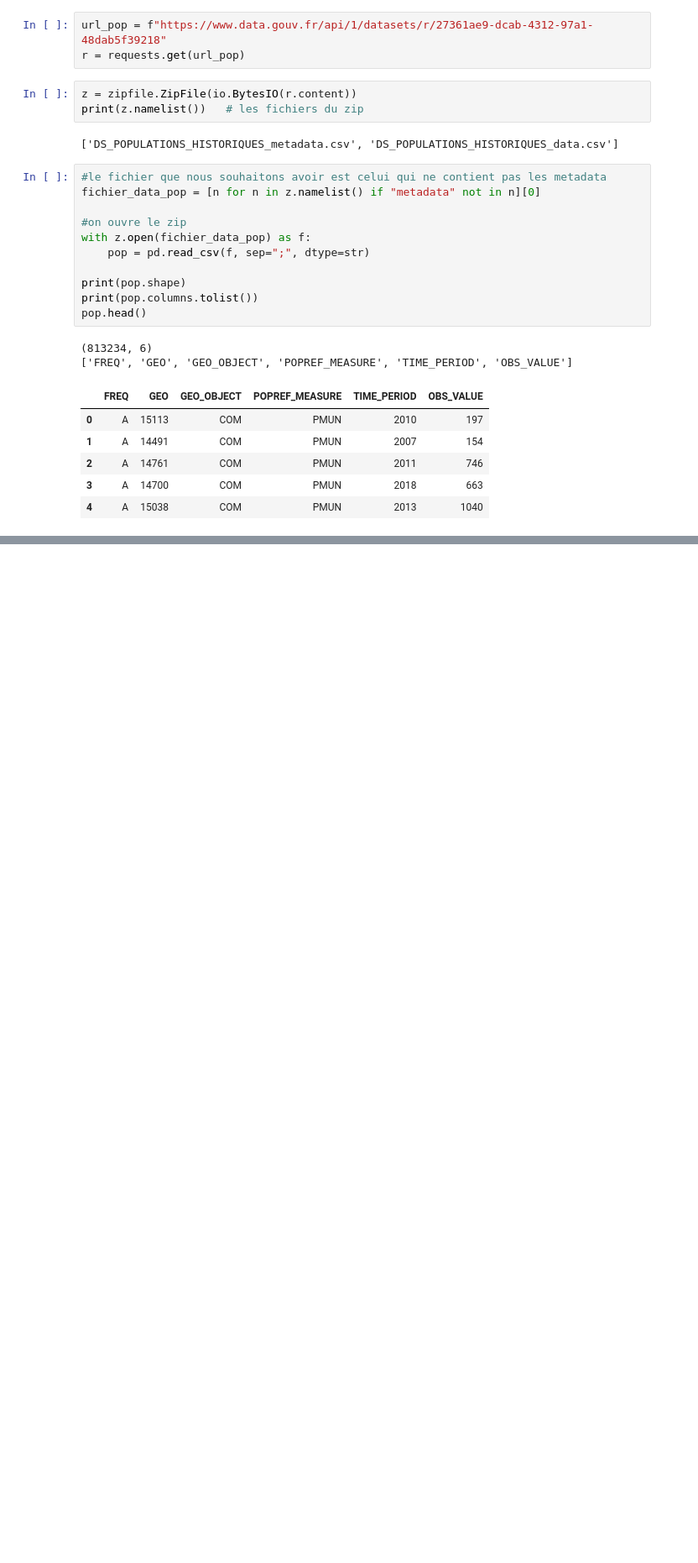
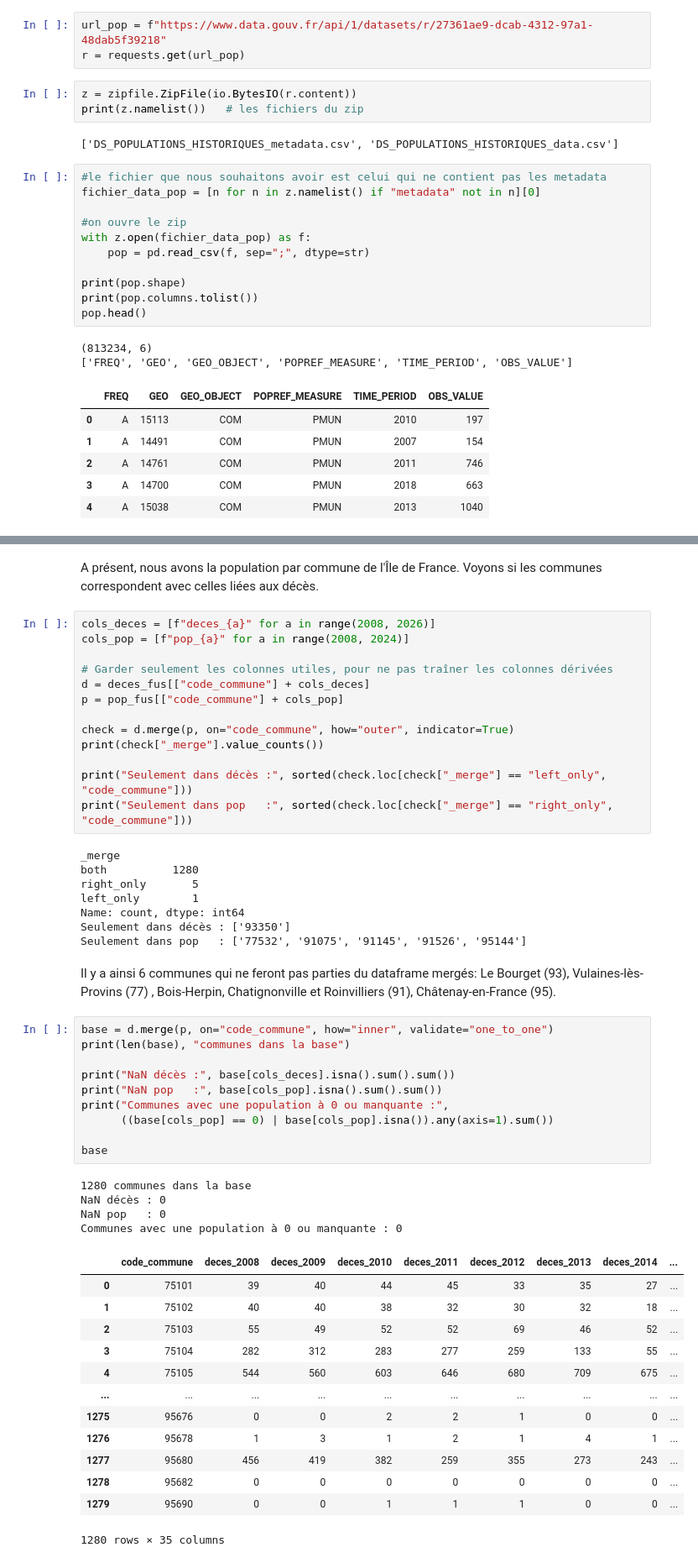
Before and after one commit to TomasAMG7/Python_S1_Challut_Garcia_Mossel, a Jupyter notebook: DATA/data_mortalité.ipynb, the cells around one changed output, grey strips where cells are left out. Shown at 84% size. Cells and saved outputs as stored; diff of their text form; blank space fills up the shorter version.

```diff
--- a/DATA/data_mortalité.ipynb
+++ b/DATA/data_mortalité.ipynb
@@ -428,0 +523,54 @@ repres graphique
+# %% [markdown]
+A présent, nous avons la population par commune de l'Île de France.
+Voyons si les communes correspondent avec celles liées aux décès.
+# %%
+cols_deces = [f"deces_{a}" for a in range(2008, 2026)]
+cols_pop = [f"pop_{a}" for a in range(2008, 2024)]
+
+# Garder seulement les colonnes utiles, pour ne pas traîner les colonnes dérivées
+d = deces_fus[["code_commune"] + cols_deces]
+p = pop_fus[["code_commune"] + cols_pop]
+
+check = d.merge(p, on="code_commune", how="outer", indicator=True)
+print(check["_merge"].value_counts())
+
+print("Seulement dans décès :", sorted(check.loc[check["_merge"] == "left_only", "code_commune"]))
+print("Seulement dans pop   :", sorted(check.loc[check["_merge"] == "right_only", "code_commune"]))
+# %% [output]
+_merge
+both          1280
+right_only       5
+left_only        1
+Name: count, dtype: int64
+Seulement dans décès : ['93350']
+Seulement dans pop   : ['77532', '91075', '91145', '91526', '95144']
+# %% [markdown]
+Il y a ainsi 6 communes qui ne feront pas parties du dataframe mergés: Le Bourget (93), Vulaines-lès-Provins (77) , Bois-Herpin, Chatignonville et Roinvilliers (91), Châtenay-en-France (95).
+# %%
+base = d.merge(p, on="code_commune", how="inner", validate="one_to_one")
+print(len(base), "communes dans la base")
+
+print("NaN décès :", base[cols_deces].isna().sum().sum())
+print("NaN pop   :", base[cols_pop].isna().sum().sum())
+print("Communes avec une population à 0 ou manquante :",
+      ((base[cols_pop] == 0) | base[cols_pop].isna()).any(axis=1).sum())
+
+base
+# %% [output]
+1280 communes dans la base
+NaN décès : 0
+NaN pop   : 0
+Communes avec une population à 0 ou manquante : 0
+|  | code_commune | deces_2008 | deces_2009 | deces_2010 | deces_2011 | deces_2012 | deces_2013 | deces_2014 | ... |
+| 0 | 75101 | 39 | 40 | 44 | 45 | 33 | 35 | 27 | ... |
+| 1 | 75102 | 40 | 40 | 38 | 32 | 30 | 32 | 18 | ... |
+| 2 | 75103 | 55 | 49 | 52 | 52 | 69 | 46 | 52 | ... |
+| 3 | 75104 | 282 | 312 | 283 | 277 | 259 | 133 | 55 | ... |
+| 4 | 75105 | 544 | 560 | 603 | 646 | 680 | 709 | 675 | ... |
+| ... | ... | ... | ... | ... | ... | ... | ... | ... | ... |
+| 1275 | 95676 | 0 | 0 | 2 | 2 | 1 | 0 | 0 | ... |
+| 1276 | 95678 | 1 | 3 | 1 | 2 | 1 | 4 | 1 | ... |
+| 1277 | 95680 | 456 | 419 | 382 | 259 | 355 | 273 | 243 | ... |
+| 1278 | 95682 | 0 | 0 | 0 | 0 | 0 | 0 | 0 | ... |
+| 1279 | 95690 | 0 | 0 | 1 | 1 | 1 | 0 | 0 | ... |
+1280 rows × 35 columns
```
Also changed, not shown: parts of 19 cells of this notebook.
